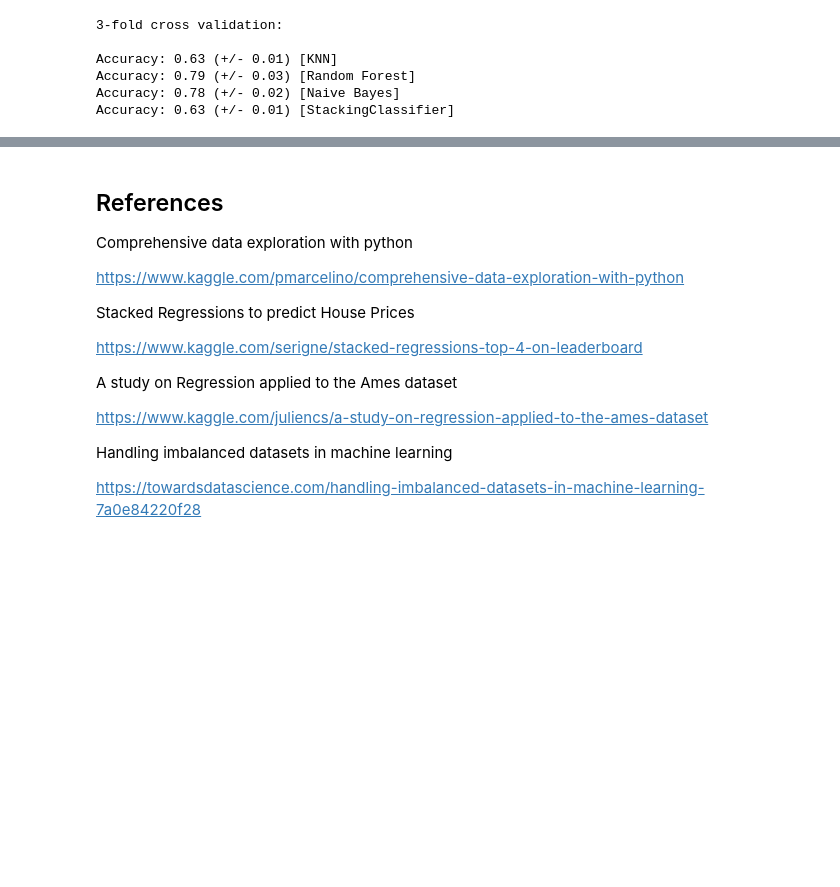
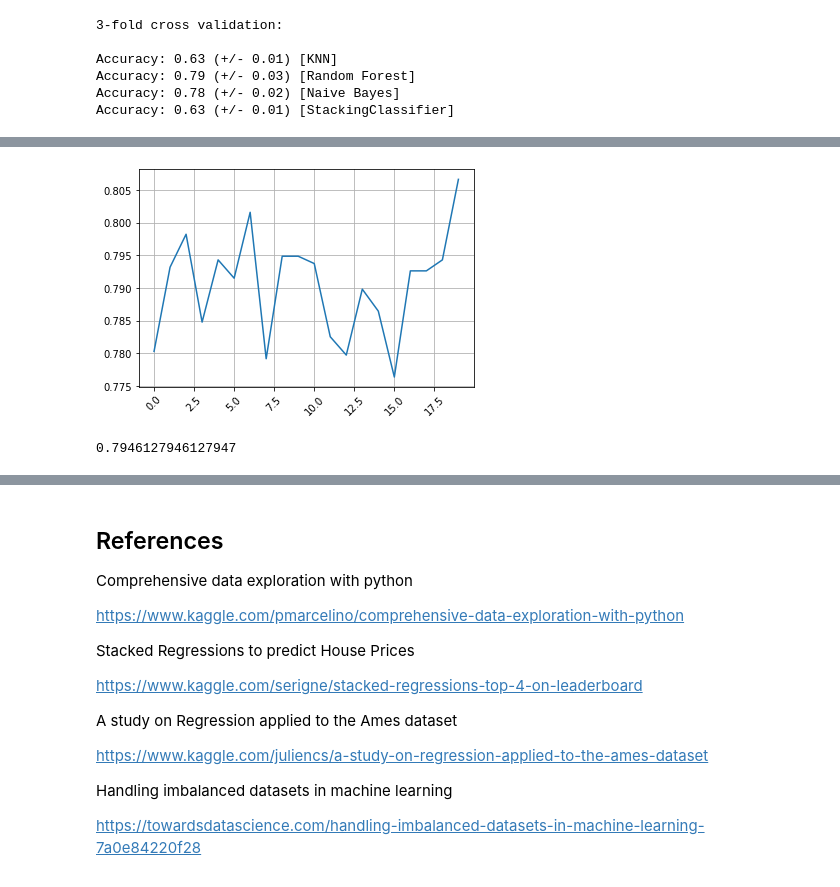
Before and after one commit to LeoFernanndes/notebooks, a Jupyter notebook: titanic_3.ipynb, the cells around one changed output, grey strips where cells are left out. Saved outputs shown, nothing was run; the diff lists cells and outputs as text; code cells hidden in the pictures; blank space fills up the shorter version.

```diff
--- a/titanic_3.ipynb
+++ b/titanic_3.ipynb
@@ -511,0 +512,76 @@ titanic
+# %%
+#colunas = ['Fare', 'Sex', 'Age', 'n_family', 'Parch', 'Embarked', 'Cabin', 'Ticket']
+colunas = ['Fare', 'Sex_f', 'Pclass', 'n_family', 'Sex_m', 'Age_y', 'Age_m', 'Age_e']
+
+
+df_resultados_ = pd.DataFrame({'PassengerId': titanic['PassengerId']})
+
+iterations = 8
+folds = 20
+
+x_axis_ = []
+y_axis_ac = []
+y_axis_f1 = []
+
+for fold in range(folds):
+
+  accuracy_list_ = []
+  f1_list_ = []
+
+
+  for it in range(iterations):
+
+    x_train_, x_test_, y_train_, y_test_ = train_test_split(titanic[colunas], titanic['Survived'], test_size= 0.25, random_state= fold*it)
+
+    '''
+
+    clf_ = LinearDiscriminantAnalysis(n_components=None, priors=None, shrinkage=None, solver='svd', store_covariance=False, tol=0.0001)
+
+
+
+    clf_ = RandomForestClassifier(bootstrap=True, class_weight=None, criterion='gini',
+            max_depth=None, max_features='auto', max_leaf_nodes=None,
+            min_impurity_decrease=0.0, min_impurity_split=None,
+            min_samples_leaf=1, min_samples_split=2,
+            min_weight_fraction_leaf=0.0, n_estimators=100, n_jobs=1,
+            oob_score=False, random_state=None, verbose=0,
+            warm_start=False)
+
+    clf_ = LogisticRegression(C=1.0, class_weight=None, dual=False, fit_intercept=True,
+                   intercept_scaling=1, l1_ratio=None, max_iter=1000,
+                   multi_class='warn', n_jobs=None, penalty='l2',
+                   random_state=None, solver='lbfgs', tol=0.0001, verbose=0,
+                   warm_start=False)
+
+    '''
+
+    clf_ = LinearDiscriminantAnalysis()
+
+
+    clf_.fit(x_train_, y_train_)
+    y_pred_ = clf_.predict(x_test_)
+
+    accuracy_list_.append(accuracy_score(y_pred_, y_test_))
+    f1_list_.append(f1_score(y_pred_, y_test_))
+
+    dataframe_ = pd.DataFrame({it: y_pred_}, index= y_test_.index)
+    df_resultados_ = pd.concat([df_resultados_, dataframe_], axis= 1)
+
+
+  y_axis_ac.append(pd.Series(accuracy_list_).mean())
+  y_axis_f1.append(pd.Series(f1_list_).mean())
+
+
+x_axis_ = np.arange(0, folds)
+
+plt.plot(x_axis_, y_axis_ac)
+plt.xticks(rotation= 45)
+plt.grid()
+plt.show()
+# %% [output]
+[figure, added]
+# %%
+final = df_resultados_.mode(axis= 1)[0]
+accuracy_score(final, titanic['Survived'])
+# %% [output]
+0.7946127946127947
```
Also changed, not shown: parts of 6 cells of this notebook.
